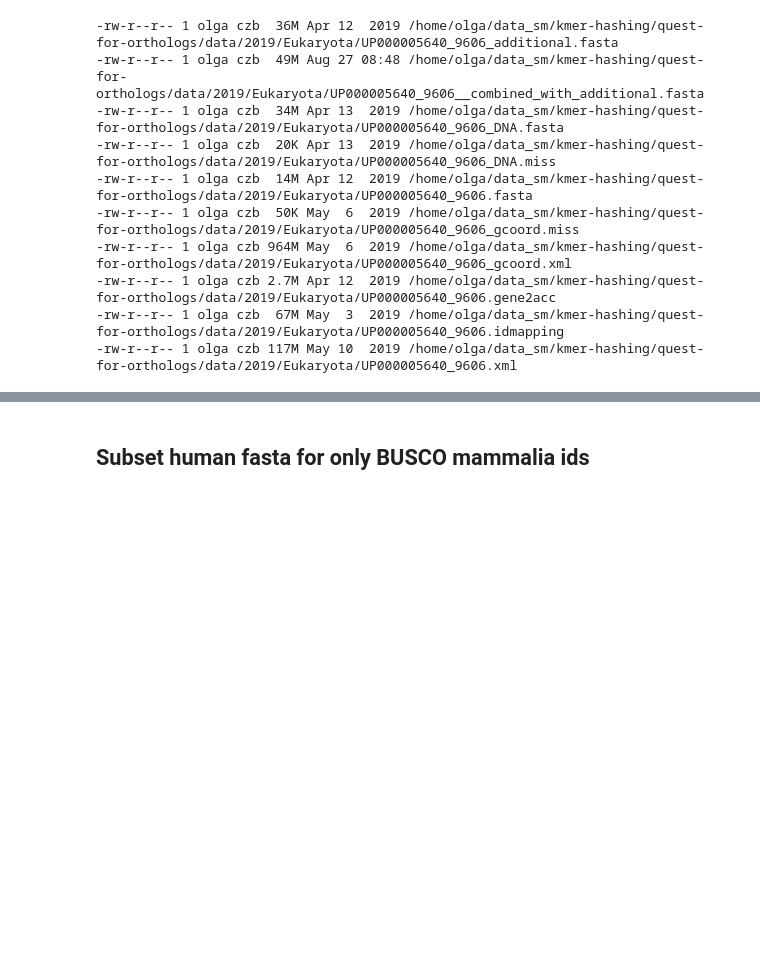
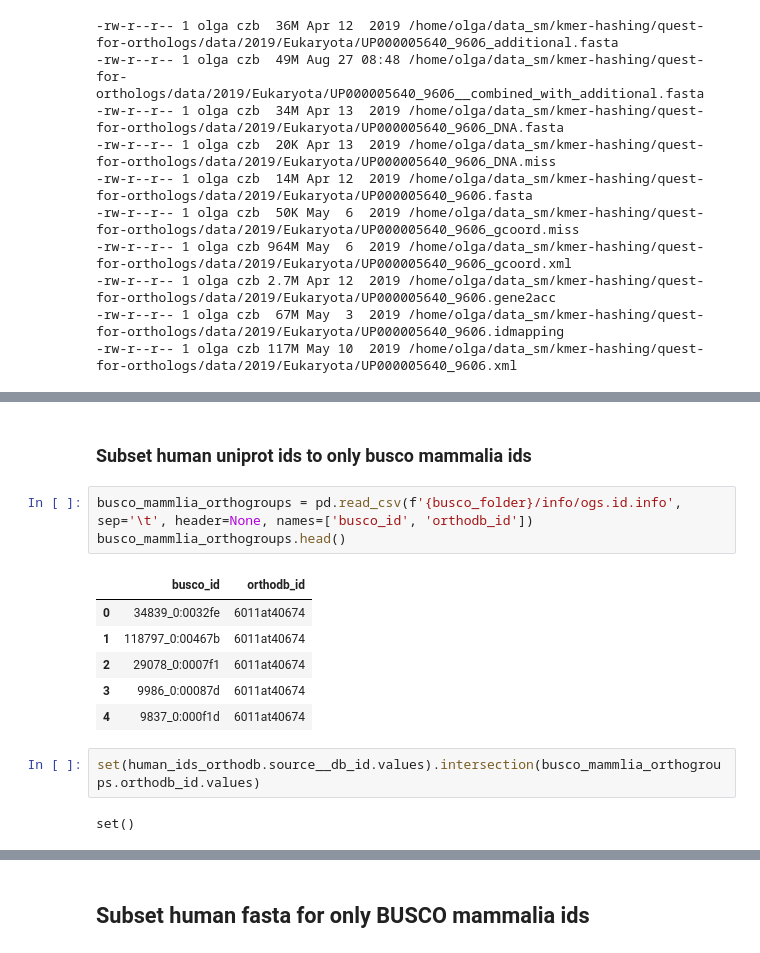
Before and after one commit to czbiohub-sf/scrnaseq-for-the-99-percent, a Jupyter notebook: notebooks/102_subset_busco.ipynb, the cells around one changed output, grey strips where cells are left out. Cells and saved outputs as stored; diff of their text form; blank space fills up the shorter version.

```diff
--- a/notebooks/102_subset_busco.ipynb
+++ b/notebooks/102_subset_busco.ipynb
@@ -119,3 +145,19 @@ human_ids_busco.head()
 | 300 | P30443 | OrthoDB | 1390181at2759 |
 | 357 | Q96QU6 | OrthoDB | 1156861at2759 |
 | 786 | P10321 | OrthoDB | 1390181at2759 |
+# %% [markdown]
+### Subset human uniprot ids to only busco mammalia ids
+# %%
+busco_mammlia_orthogroups = pd.read_csv(f'{busco_folder}/info/ogs.id.info', sep='\t', header=None, names=['busco_id', 'orthodb_id'])
+busco_mammlia_orthogroups.head()
+# %% [output]
+|  | busco_id | orthodb_id |
+| 0 | 34839_0:0032fe | 6011at40674 |
+| 1 | 118797_0:00467b | 6011at40674 |
+| 2 | 29078_0:0007f1 | 6011at40674 |
+| 3 | 9986_0:00087d | 6011at40674 |
+| 4 | 9837_0:000f1d | 6011at40674 |
+# %%
+set(human_ids_orthodb.source__db_id.values).intersection(busco_mammlia_orthogroups.orthodb_id.values)
+# %% [output]
+set()
```
Also changed, not shown: parts of 58 cells of this notebook, 4 other files.
